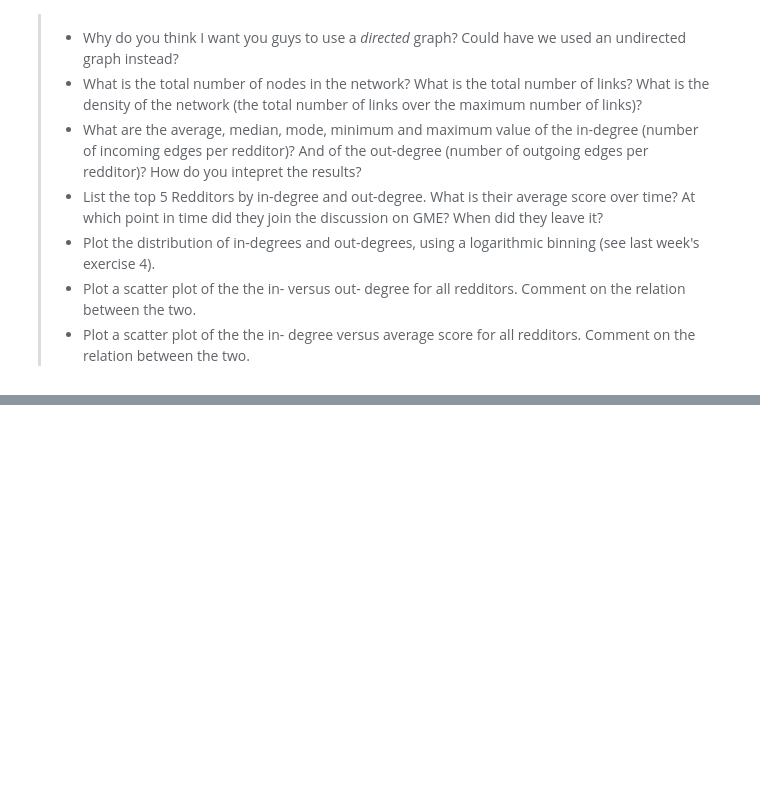
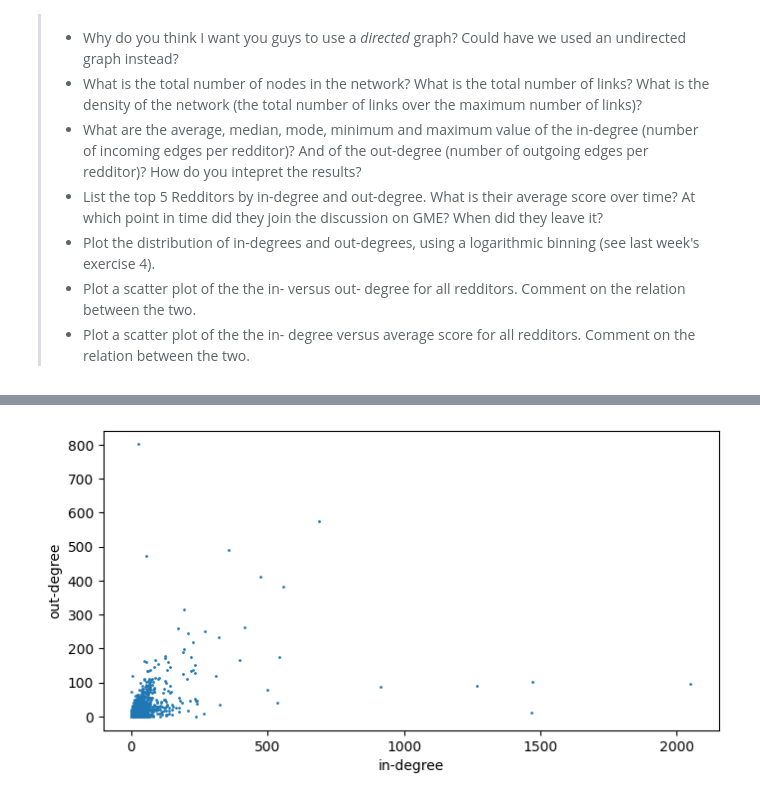
Before and after one commit to AronDJacobsen/02467-ComSocSci, a Jupyter notebook: personal_albert/week3/Week3.ipynb, the cells around one changed output, grey strips where cells are left out. Cells and saved outputs as stored; diff of their text form; code cells hidden in the pictures; blank space fills up the shorter version.

```diff
--- a/personal_albert/week3/Week3.ipynb
+++ b/personal_albert/week3/Week3.ipynb
@@ -528,0 +642,9 @@ We begin with a preliminary analysis of the network.
+# %%
+# plot scatter plot of in-/out-degrees
+fig, ax = plt.subplots(figsize=((8,4)), dpi=100)
+ax.scatter(temp.in_degree, temp.out_degree, s=1)
+ax.set_xlabel('in-degree')
+ax.set_ylabel('out-degree')
+plt.show()
+# %% [output]
+[figure, added]
```
Also changed, not shown: parts of 11 cells of this notebook, 1 other file.
